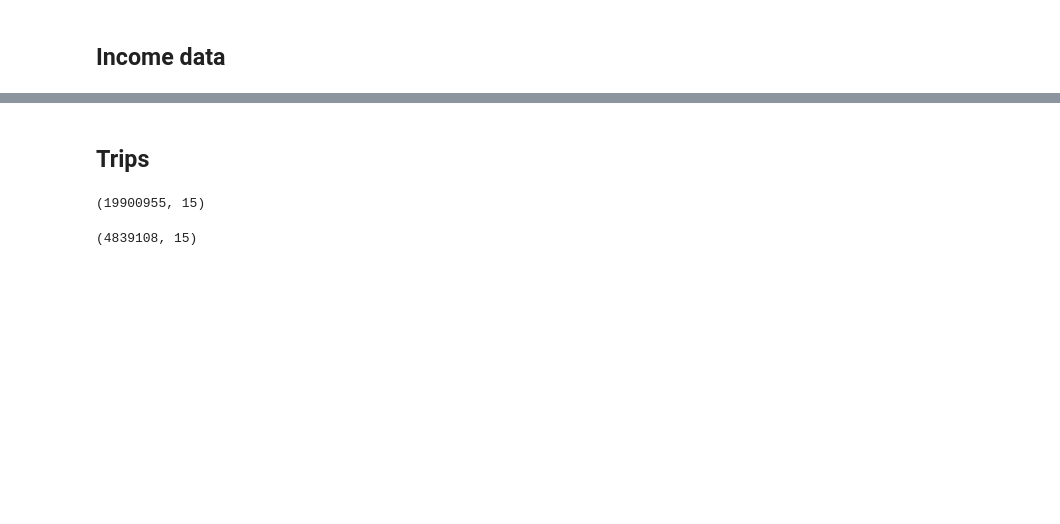
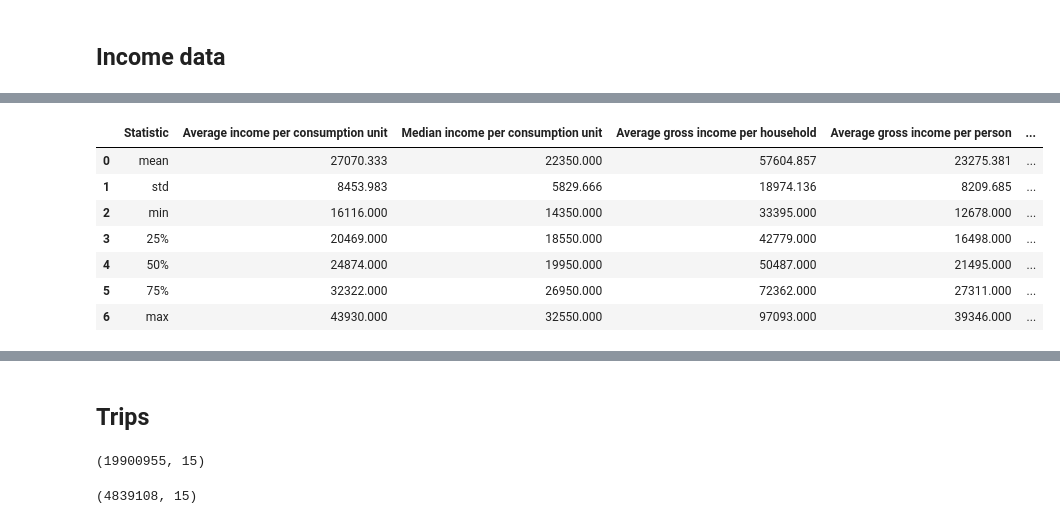
Before and after one commit to carobs9/thesis_project, a Jupyter notebook: data_overview/descriptives.ipynb, the cells around one changed output, grey strips where cells are left out. Cells and saved outputs as stored; diff of their text form; code cells hidden in the pictures; blank space fills up the shorter version.

```diff
--- a/data_overview/descriptives.ipynb
+++ b/data_overview/descriptives.ipynb
@@ -85 +217,12 @@ income_stats = income_stats.reset_index().rename(columns={'index': 'Statistic'})
+# %%
+income_stats_big
+# %% [output]
+|  | Statistic | Average income per consumption unit | Median income per consumption unit | Average gross income per household | Average gross income per person | ... |
+| 0 | mean | 27070.333 | 22350.000 | 57604.857 | 23275.381 | ... |
+| 1 | std | 8453.983 | 5829.666 | 18974.136 | 8209.685 | ... |
+| 2 | min | 16116.000 | 14350.000 | 33395.000 | 12678.000 | ... |
+| 3 | 25% | 20469.000 | 18550.000 | 42779.000 | 16498.000 | ... |
+| 4 | 50% | 24874.000 | 19950.000 | 50487.000 | 21495.000 | ... |
+| 5 | 75% | 32322.000 | 26950.000 | 72362.000 | 27311.000 | ... |
+| 6 | max | 43930.000 | 32550.000 | 97093.000 | 39346.000 | ... |
 # %%
```
Also changed, not shown: parts of 27 cells of this notebook, 59 other files.
